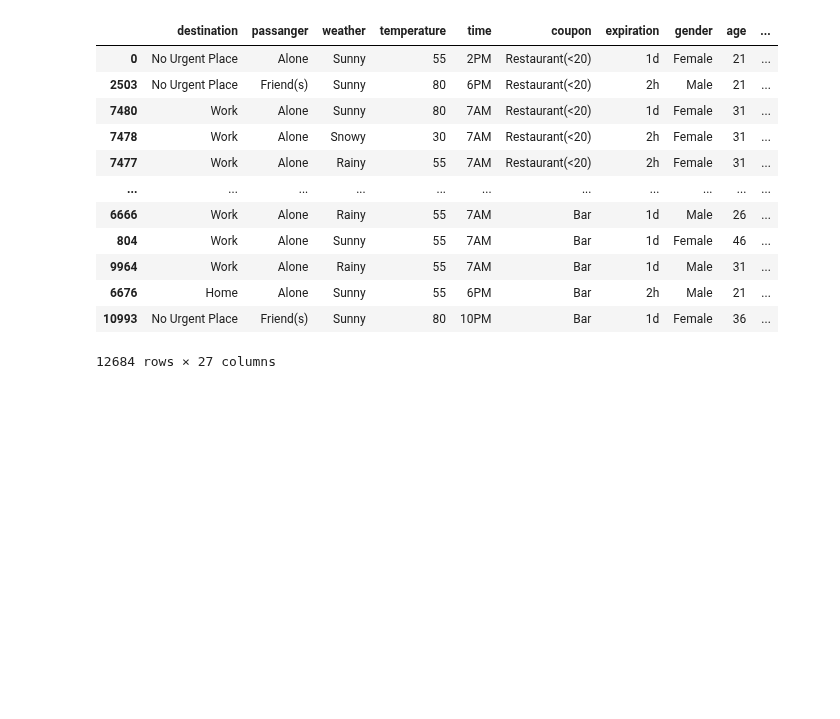
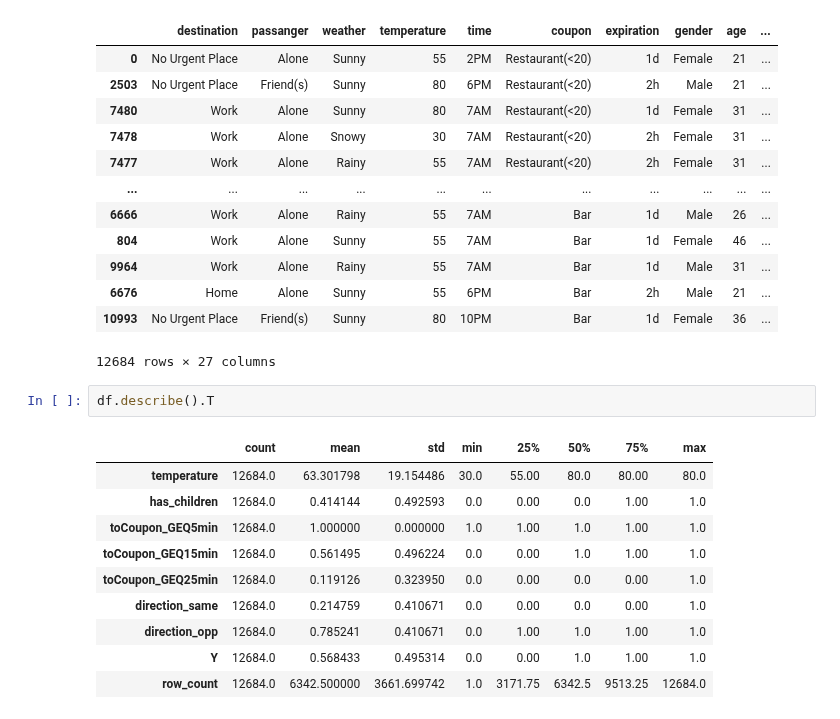
Before and after one commit to corpsedust/NareshIT, a Jupyter notebook: DailyClassroomNotes/7th Mar.ipynb, the cells around one changed output. Saved outputs shown, nothing was run; the diff lists cells and outputs as text; blank space fills up the shorter version.

```diff
--- a/DailyClassroomNotes/7th Mar.ipynb
+++ b/DailyClassroomNotes/7th Mar.ipynb
@@ -138,3 +138,16 @@ df.sort_values(by = "coupon", ascending = False)
 | 6676 | Home | Alone | Sunny | 55 | 6PM | Bar | 2h | Male | 21 | ... |
 | 10993 | No Urgent Place | Friend(s) | Sunny | 80 | 10PM | Bar | 1d | Female | 36 | ... |
 12684 rows × 27 columns
+# %%
+df.describe().T
+# %% [output]
+|  | count | mean | std | min | 25% | 50% | 75% | max |
+| temperature | 12684.0 | 63.301798 | 19.154486 | 30.0 | 55.00 | 80.0 | 80.00 | 80.0 |
+| has_children | 12684.0 | 0.414144 | 0.492593 | 0.0 | 0.00 | 0.0 | 1.00 | 1.0 |
+| toCoupon_GEQ5min | 12684.0 | 1.000000 | 0.000000 | 1.0 | 1.00 | 1.0 | 1.00 | 1.0 |
+| toCoupon_GEQ15min | 12684.0 | 0.561495 | 0.496224 | 0.0 | 0.00 | 1.0 | 1.00 | 1.0 |
+| toCoupon_GEQ25min | 12684.0 | 0.119126 | 0.323950 | 0.0 | 0.00 | 0.0 | 0.00 | 1.0 |
+| direction_same | 12684.0 | 0.214759 | 0.410671 | 0.0 | 0.00 | 0.0 | 0.00 | 1.0 |
+| direction_opp | 12684.0 | 0.785241 | 0.410671 | 0.0 | 1.00 | 1.0 | 1.00 | 1.0 |
+| Y | 12684.0 | 0.568433 | 0.495314 | 0.0 | 0.00 | 1.0 | 1.00 | 1.0 |
+| row_count | 12684.0 | 6342.500000 | 3661.699742 | 1.0 | 3171.75 | 6342.5 | 9513.25 | 12684.0 |
```
Also changed, not shown: 1 other file.
